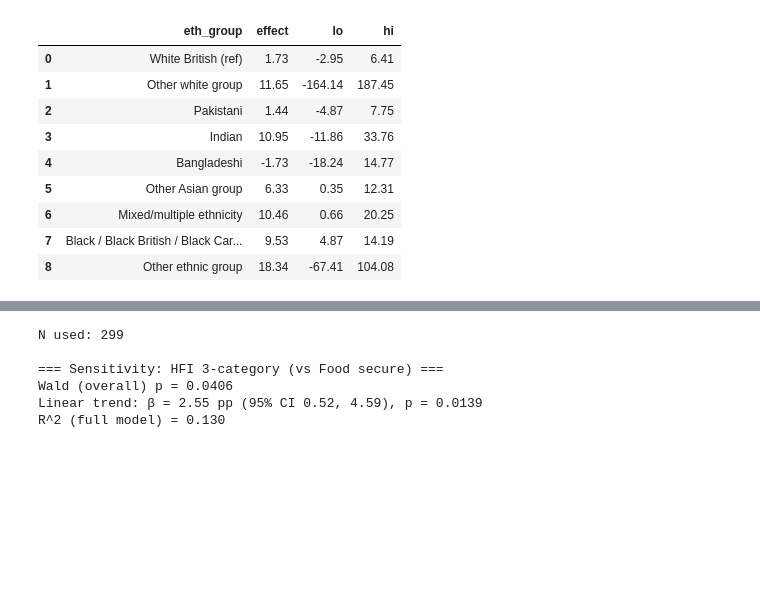
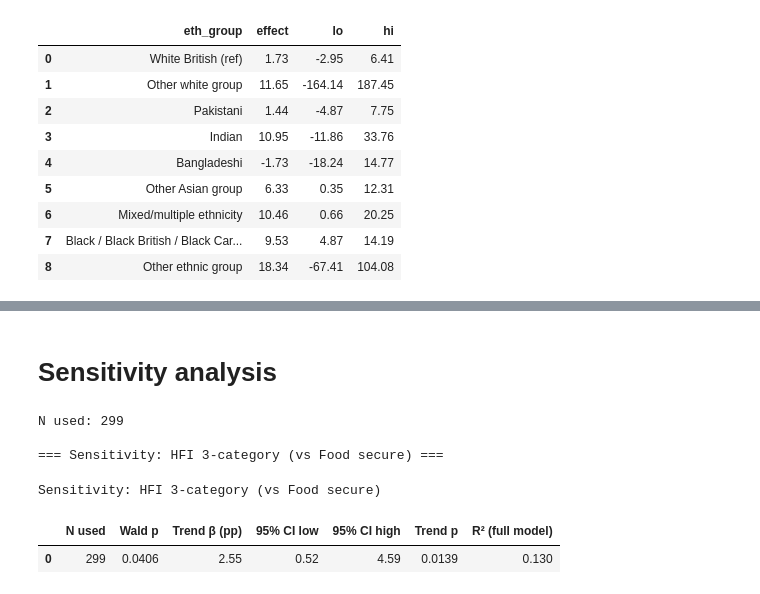
Before and after one commit to NINGTANG1124/UPF-HFI, a Jupyter notebook: notebooks/modeling.ipynb, the cells around one changed output, grey strips where cells are left out. Saved outputs shown, nothing was run; the diff lists cells and outputs as text; code cells hidden in the pictures; blank space fills up the shorter version.

```diff
--- a/notebooks/modeling.ipynb
+++ b/notebooks/modeling.ipynb
@@ -20,10 +19,10 @@ pd.set_option('display.max_columns', 120)
 survey_df = pd.read_excel( "/content/drive/MyDrive/UPF-HFI/Model/outcome/survey_with_HFI.xlsx")
 df_upf    = pd.read_excel("/content/drive/MyDrive/UPF-HFI/Model/outcome/weighted_upf_percent.xlsx")
 # %%
-# ==== 2. 先检查 ====
+# check
 issues = []
 
-# 检查关键列
+# key columns
 for col in ["UserID_clean", "HFI_binary", "HFI_raw_score"]:
     if col not in survey_df.columns:
         issues.append(f"survey 缺少 {col}")
@@ -32,23 +31,23 @@ for col in ["UserID_clean", "weighted_upf_percent"]:
     if col not in df_upf.columns:
         issues.append(f"upf 缺少 {col}")
 
-# 检查 ID 是否有缺失/重复
+# Check if the ID is missing/duplicate
 for name, df in [("survey", survey_df), ("upf", df_upf)]:
     n_na = df["UserID_clean"].isna().sum()
     n_dup = df["UserID_clean"].duplicated().sum()
-    if n_na:  issues.append(f"{name} 的 UserID_clean 有 {n_na} 个缺失")
-    if n_dup: issues.append(f"{name} 的 UserID_clean 有 {n_dup} 个重复")
+    if n_na: issues.append(f"{name}'s UserID_clean has {n_na} missing items")
+    if n_dup: issues.append(f"{name}'s UserID_clean has {n_dup} duplicate items")
 
-# 检查 upf_percent 是否数值
+# Check if upf_percent is a numeric value
 bad_upf = pd.to_numeric(df_upf["weighted_upf_percent"], errors="coerce").isna().sum()
 if bad_upf:
-    issues.append(f"weighted_upf_percent 有 {bad_upf} 个非数值/缺失")
+    issues.append(f"weighted_upf_percent has {bad_upf} non-numeric/missing")
 
-# 打印检查结果
+# print
 if issues:
-    print("检查发现以下问题：")
+    print("The following issues were found:")
     for i, msg in enumerate(issues, 1):
         print(f"{i}. {msg}")
 else:
-    print("没有发现问题，可以直接处理")
+    print("No issues found")
 # %% [output]
@@ -452,14 +380,15 @@ Index(['record_id', 'redcap_survey_identifier', 'screening_timestamp',
+# %% [markdown]
+# Sensitivity analysis
 # %%
-# === 三分类 HFI 敏感性分析（一次输出 Wald + 趋势）===
+# Three-category HFI sensitivity analysis (Wald + trend)
 
 import numpy as np
 import pandas as pd
 import statsmodels.formula.api as smf
 
-# 结局变量
 y = "weighted_upf_percent"
 
-# 保证三分类列存在且有序
+# Ensure that the three classification columns exist and are in order
 df_sens = df_model.copy()
 cat_dtype = pd.api.types.CategoricalDtype(
     categories=["Food secure", "Low food security", "Very low food security"],
@@ -467,7 +396,7 @@ cat_dtype = pd.api.types.CategoricalDtype(
 )
 df_sens["HFI_category"] = df_sens["HFI_category"].astype(cat_dtype)
 
-# —— 与主分析一致的“全控”模型（M6） ——
+# “Full control” model (M6) consistent with the main analysis
 form_full = (
     f"{y} ~ C(HFI_category, Treatment(reference='Food secure'))"
     " + income + C(gender_participant)"
@@ -475,57 +404,61 @@ form_full = (
     " + age_participant + child_numbers + C(employ)"
 )
 
-# 完整案例（一次 dropna，保证 N 一致）
+# Complete example
 need_cols = [y,"HFI_category","income","gender_participant","ethn_participant",
              "age_participant","child_numbers","employ"]
 dat = df_sens[need_cols].dropna().copy()
 print("N used:", len(dat))
 
-# 拟合 OLS + HC3
+# Fit OLS + HC3
 m_full = smf.ols(form_full, data=dat).fit(cov_type="HC3")
 
-# —— (1) Wald 联合显著性检验：HFI 三分类整体 ——
+# —— (1) Wald joint significance test: HFI three-category overall ——
 idx = [i for i, nm in enumerate(m_full.params.index)
        if nm.startswith("C(HFI_category, Treatment(reference='Food secure'))[T.")]
 if idx:
     R = np.eye(len(m_full.params))[idx]
     wald_p = float(m_full.wald_test(R, use_f=False).pvalue)
 else:
     wald_p = np.nan
 
-# —— (2) 线性趋势检验：把三分类编码为 0,1,2 ——
+# —— (2) Linear trend test: encode the three categories as 0, 1, 2 ——
 dat["HFI_trend"] = dat["HFI_category"].cat.codes  # Food=0, Low=1, VeryLow=2
 form_trend = (
     f"{y} ~ HFI_trend + income + C(gender_participant)"
     " + C(ethn_participant, Treatment(reference=1))"
     " + age_participant + child_numbers + C(employ)"
 )
 m_trend = smf.ols(form_trend, data=dat).fit(cov_type="HC3")
 trend_b  = float(m_trend.params["HFI_trend"])
 trend_ci = m_trend.conf_int().loc["HFI_trend"].tolist()
 trend_p  = float(m_trend.pvalues["HFI_trend"])
 
-# —— 摘要输出（便于论文引用）——
+# Summary
 print("\n=== Sensitivity: HFI 3-category (vs Food secure) ===")
-print(f"Wald (overall) p = {wald_p:.4f}")
-print(f"Linear trend: β = {trend_b:.2f} pp "
-      f"(95% CI {trend_ci[0]:.2f}, {trend_ci[1]:.2f}), p = {trend_p:.4f}")
-print(f"R^2 (full model) = {m_full.rsquared:.3f}")
 
-# 如需保存成表：
-# pd.DataFrame({
-#     "N":[len(dat)],
-#     "Wald_p":[wald_p],
-#     "Trend_beta":[trend_b],
-#     "Trend_CI_l":[trend_ci[0]],
-#     "Trend_CI_h":[trend_ci[1]],
-#     "Trend_p":[trend_p],
-#     "R2":[m_full.rsquared]
-# }).to_excel("sensitivity_HFI_3cat_summary.xlsx", index=False)
+summary_df = pd.DataFrame([{
+    "N used": len(dat),
+    "Wald p": wald_p,
+    "Trend β (pp)": trend_b,
+    "95% CI low": trend_ci[0],
+    "95% CI high": trend_ci[1],
+    "Trend p": trend_p,
+    "R² (full model)": m_full.rsquared
+}])
+
+summary_df.style.format({
+    "Wald p": "{:.4f}",
+    "Trend β (pp)": "{:.2f}",
+    "95% CI low": "{:.2f}",
+    "95% CI high": "{:.2f}",
+    "Trend p": "{:.4f}",
+    "R² (full model)": "{:.3f}"
+}).set_caption("Sensitivity: HFI 3-category (vs Food secure)")
 # %% [output]
 N used: 299
 
 === Sensitivity: HFI 3-category (vs Food secure) ===
-Wald (overall) p = 0.0406
-Linear trend: β = 2.55 pp (95% CI 0.52, 4.59), p = 0.0139
-R^2 (full model) = 0.130
+Sensitivity: HFI 3-category (vs Food secure)
+|  | N used | Wald p | Trend β (pp) | 95% CI low | 95% CI high | Trend p | R² (full model) |
+| 0 | 299 | 0.0406 | 2.55 | 0.52 | 4.59 | 0.0139 | 0.130 |
```
Also changed, not shown: parts of 31 cells of this notebook.
